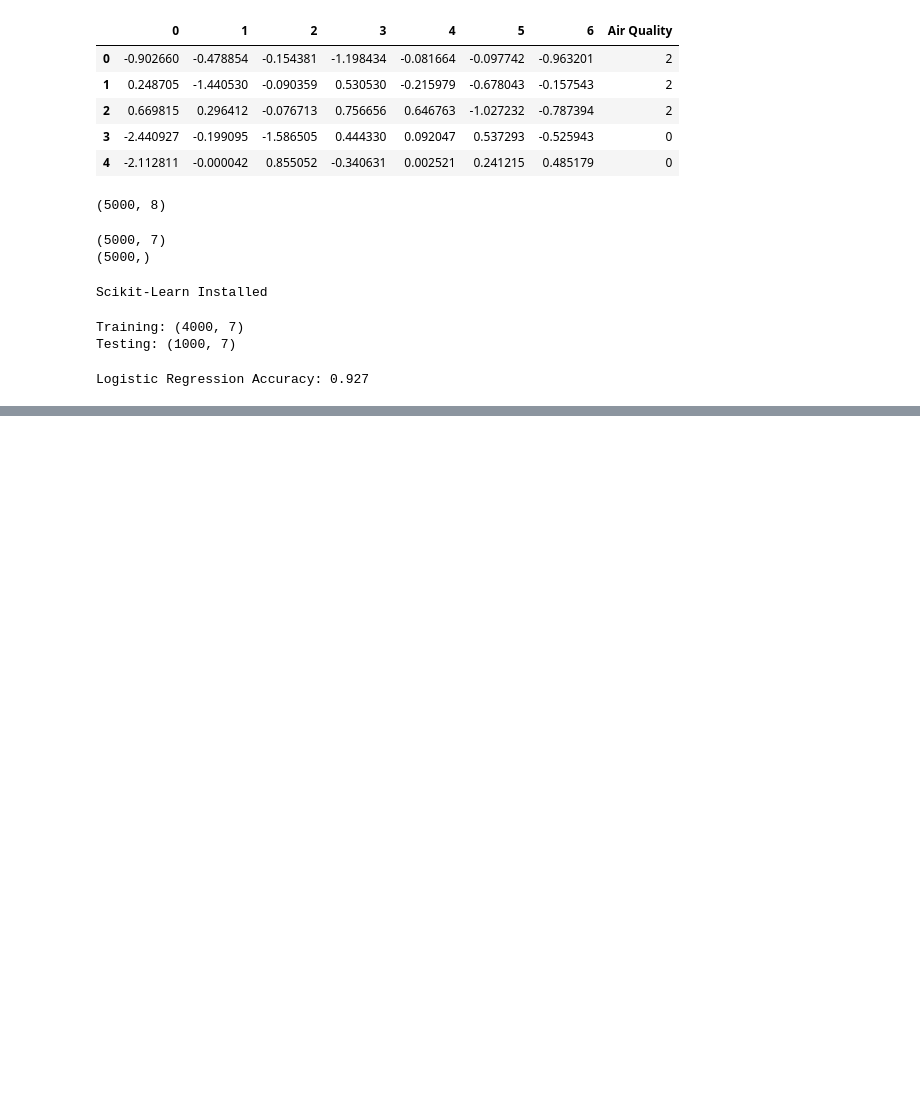
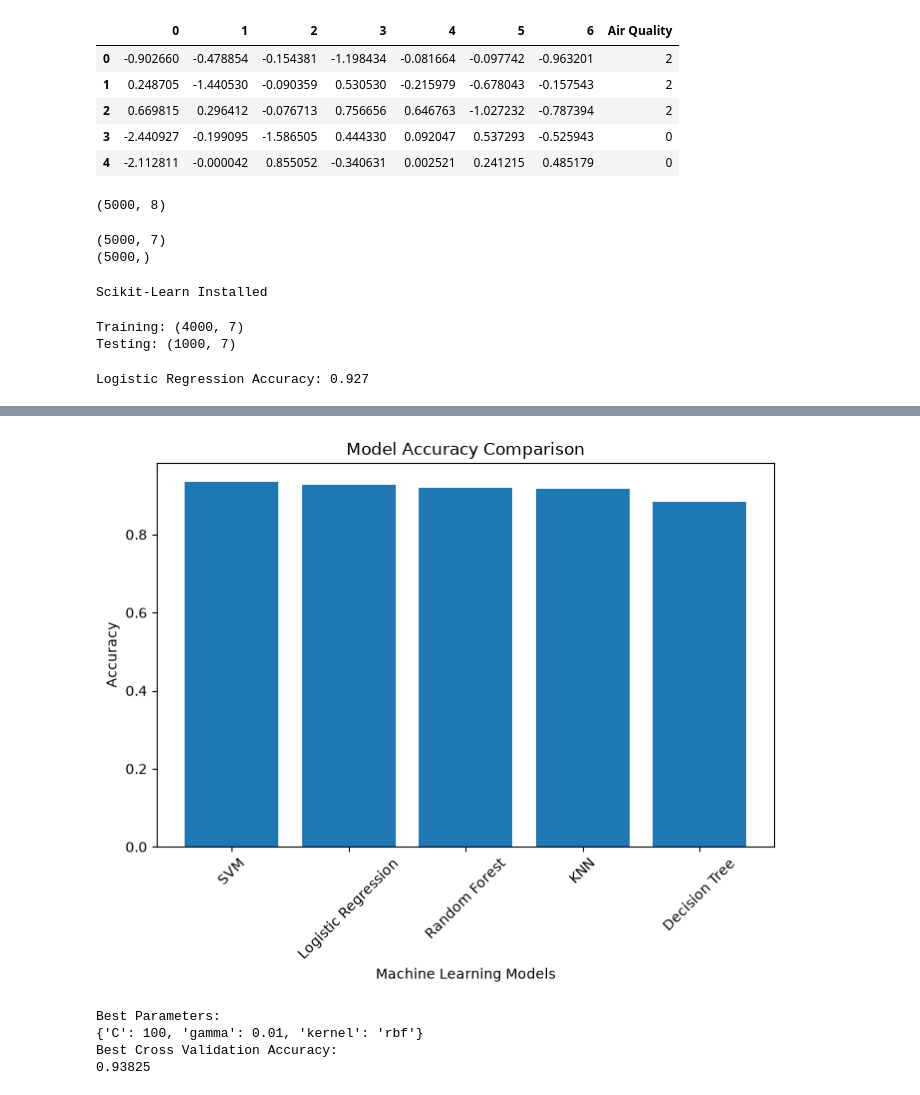
Before and after one commit to thanushaa21/ACE6313_ML_Assignment, a Jupyter notebook: notebooks/PartB_ML_Models.ipynb, the cells around one changed output, grey strips where cells are left out. Drawn from its saved outputs; the diff is of its cells as text; code cells hidden in the pictures; blank space fills up the shorter version.

Commit message:
Added SVM,KNN model and a model comparison table

```diff
--- a/notebooks/PartB_ML_Models.ipynb
+++ b/notebooks/PartB_ML_Models.ipynb
@@ -64,0 +142,26 @@ Logistic Regression Accuracy: 0.927
+# %%
+# Model Comparison Table
+
+results = pd.DataFrame({
+    "Model": [
+        "Logistic Regression",
+        "Decision Tree",
+        "Random Forest",
+        "SVM",
+        "KNN"
+    ],
+    "Accuracy": [
+        acc_lr,
+        acc_dt,
+        acc_rf,
+        acc_svm,
+        acc_knn
+    ]
+})
+
+results_sorted = results.sort_values(
+    by="Accuracy",
+    ascending=False
+)
+
+results_sorted
@@ -64,0 +175,53 @@ Logistic Regression Accuracy: 0.927
+# %%
+# Model Accuracy Comparison Graph
+
+import matplotlib.pyplot as plt
+
+plt.figure(figsize=(8,5))
+
+plt.bar(
+    results_sorted["Model"],
+    results_sorted["Accuracy"]
+)
+
+plt.title("Model Accuracy Comparison")
+plt.xlabel("Machine Learning Models")
+plt.ylabel("Accuracy")
+
+plt.xticks(rotation=45)
+
+plt.show()
+# %% [output]
+[figure, added]
+# %%
+# Hyperparameter Tuning for SVM
+
+from sklearn.model_selection import GridSearchCV
+from sklearn.svm import SVC
+
+param_grid = {
+    "C": [0.1, 1, 10, 100],
+    "gamma": ["scale", "auto", 0.01, 0.001],
+    "kernel": ["rbf", "linear"]
+}
+
+grid_svm = GridSearchCV(
+    SVC(),
+    param_grid,
+    cv=5,
+    scoring="accuracy",
+    n_jobs=-1
+)
+
+grid_svm.fit(X_train, y_train)
+
+print("Best Parameters:")
+print(grid_svm.best_params_)
+
+print("Best Cross Validation Accuracy:")
+print(grid_svm.best_score_)
+# %% [output]
+Best Parameters:
+{'C': 100, 'gamma': 0.01, 'kernel': 'rbf'}
+Best Cross Validation Accuracy:
+0.93825
```
Also changed, not shown: parts of 7 cells of this notebook.
